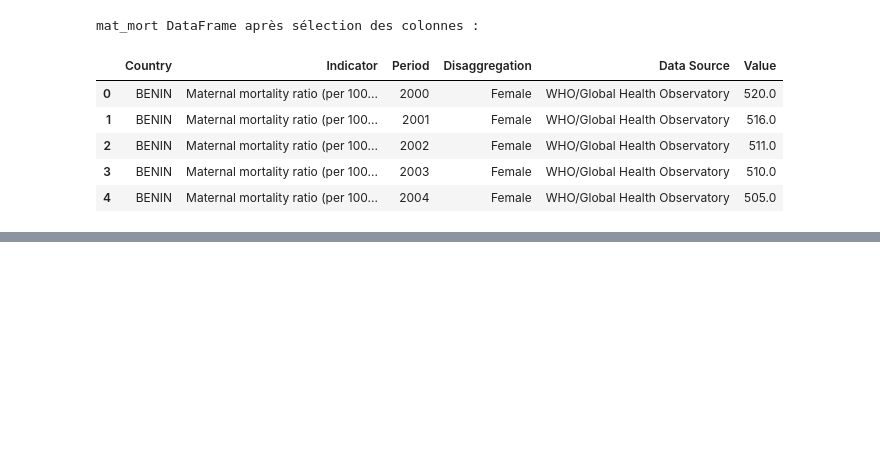
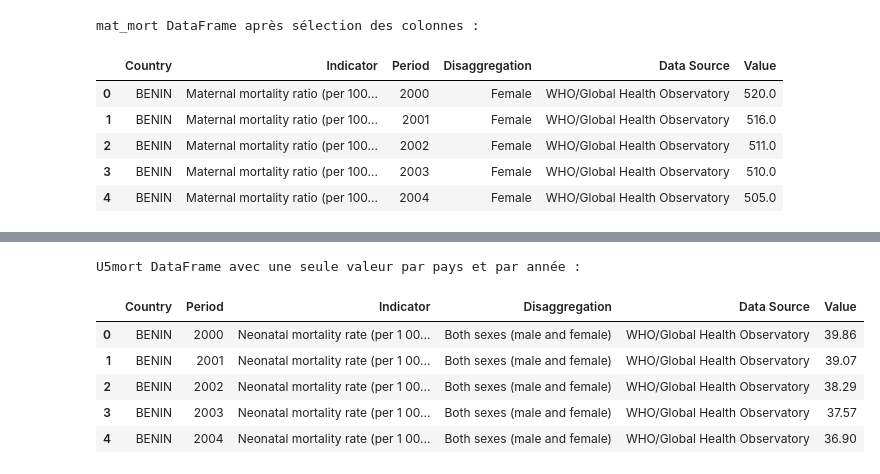
Before and after one commit to Cothilyba77/Projet_final_Force_N, a Jupyter notebook: Exploration de données.ipynb, the cells around one changed output, grey strips where cells are left out. Drawn from its saved outputs; the diff is of its cells as text; code cells hidden in the pictures; blank space fills up the shorter version.

```diff
--- a/Exploration de données.ipynb
+++ b/Exploration de données.ipynb
@@ -312,0 +347,14 @@ mat_mort DataFrame après sélection des colonnes :
+# %%
+# Pour chaque pays et chaque année, ne conserver que la première valeur
+U5mort_filtered_unique_per_year_country = U5mort_filtered.groupby(['Country', 'Period']).first().reset_index()
+
+print('U5mort DataFrame avec une seule valeur par pays et par année :')
+display(U5mort_filtered_unique_per_year_country.head())
+# %% [output]
+U5mort DataFrame avec une seule valeur par pays et par année :
+|  | Country | Period | Indicator | Disaggregation | Data Source | Value |
+| 0 | BENIN | 2000 | Neonatal mortality rate (per 1 00... | Both sexes (male and female) | WHO/Global Health Observatory | 39.86 |
+| 1 | BENIN | 2001 | Neonatal mortality rate (per 1 00... | Both sexes (male and female) | WHO/Global Health Observatory | 39.07 |
+| 2 | BENIN | 2002 | Neonatal mortality rate (per 1 00... | Both sexes (male and female) | WHO/Global Health Observatory | 38.29 |
+| 3 | BENIN | 2003 | Neonatal mortality rate (per 1 00... | Both sexes (male and female) | WHO/Global Health Observatory | 37.57 |
+| 4 | BENIN | 2004 | Neonatal mortality rate (per 1 00... | Both sexes (male and female) | WHO/Global Health Observatory | 36.90 |
```
Also changed, not shown: parts of 2 cells of this notebook.
